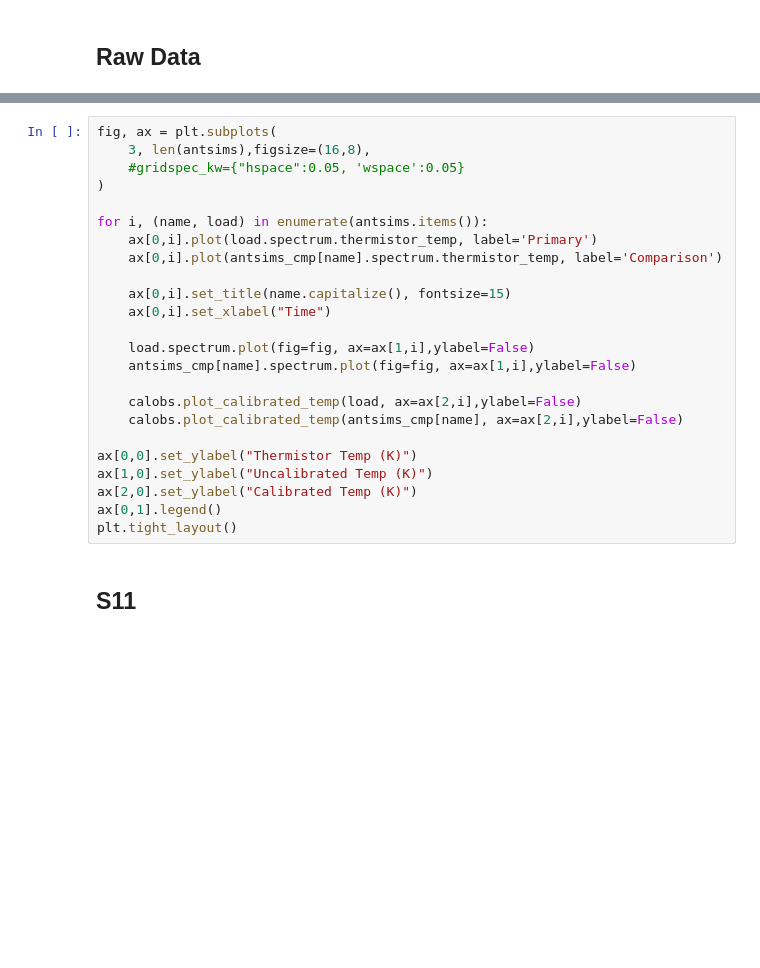
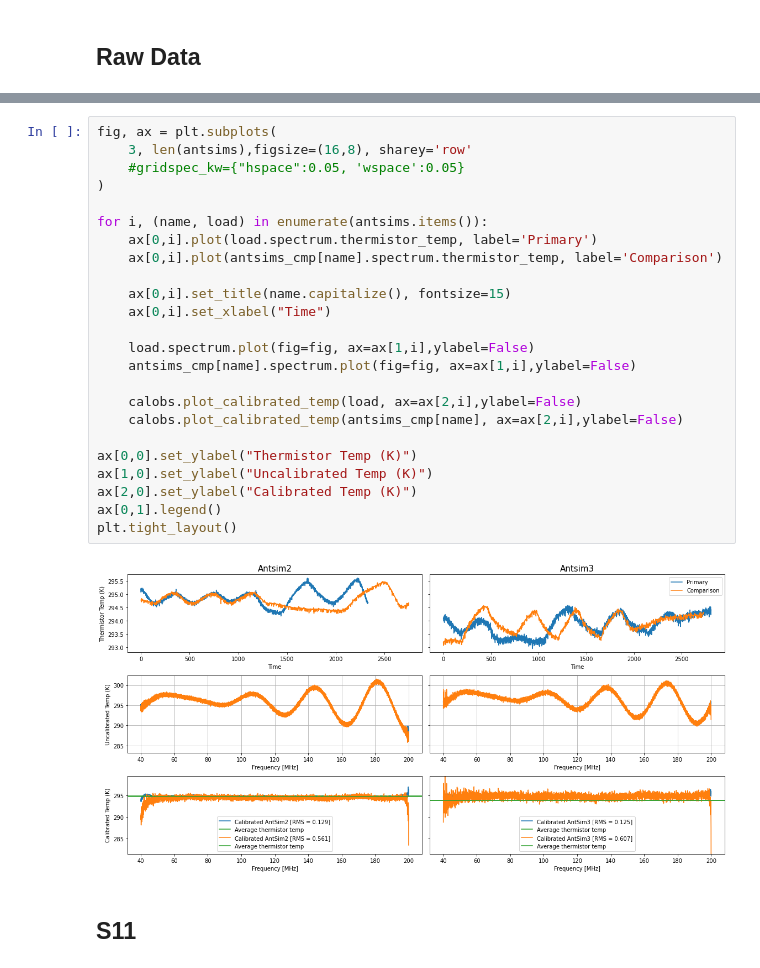
Before and after one commit to edges-collab/edges-cal, a Jupyter notebook: src/edges_cal/notebooks/compare-observation.ipynb, the cells around one changed output, grey strips where cells are left out. Drawn from its saved outputs; the diff is of its cells as text; blank space fills up the shorter version.

```diff
--- a/src/edges_cal/notebooks/compare-observation.ipynb
+++ b/src/edges_cal/notebooks/compare-observation.ipynb
@@ -153,27 +202,29 @@ plt.tight_layout()
 # %%
 fig, ax = plt.subplots(
-    3, len(antsims),figsize=(16,8),
+    3, len(antsims),figsize=(16,8), sharey='row'
     #gridspec_kw={"hspace":0.05, 'wspace':0.05}
 )
 
 for i, (name, load) in enumerate(antsims.items()):
     ax[0,i].plot(load.spectrum.thermistor_temp, label='Primary')
     ax[0,i].plot(antsims_cmp[name].spectrum.thermistor_temp, label='Comparison')
 
     ax[0,i].set_title(name.capitalize(), fontsize=15)
     ax[0,i].set_xlabel("Time")
 
     load.spectrum.plot(fig=fig, ax=ax[1,i],ylabel=False)
     antsims_cmp[name].spectrum.plot(fig=fig, ax=ax[1,i],ylabel=False)
 
     calobs.plot_calibrated_temp(load, ax=ax[2,i],ylabel=False)
     calobs.plot_calibrated_temp(antsims_cmp[name], ax=ax[2,i],ylabel=False)
 
 ax[0,0].set_ylabel("Thermistor Temp (K)")
 ax[1,0].set_ylabel("Uncalibrated Temp (K)")
 ax[2,0].set_ylabel("Calibrated Temp (K)")
 ax[0,1].legend()
 plt.tight_layout()
+# %% [output]
+[figure, added]
 # %% [markdown]
 ## S11
 # %%
```
Also changed, not shown: parts of 11 cells of this notebook.
